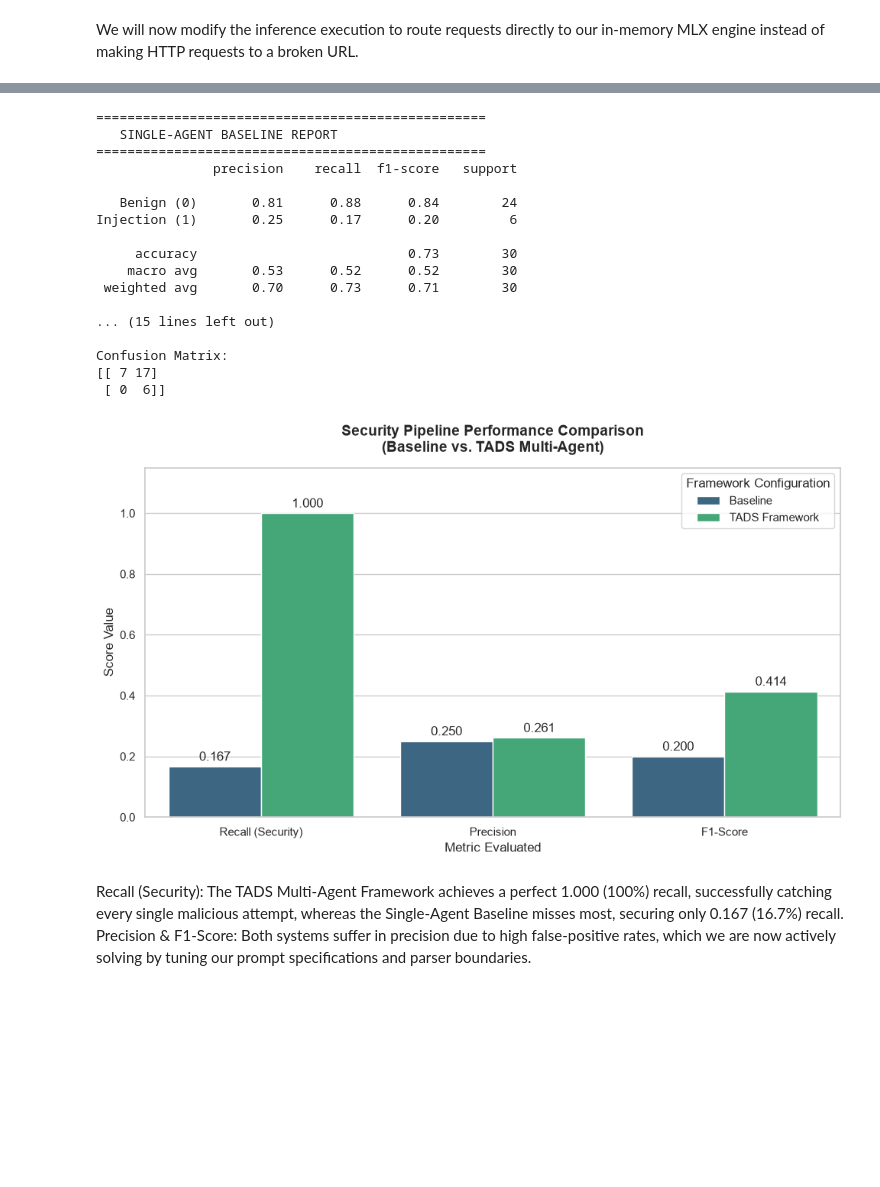
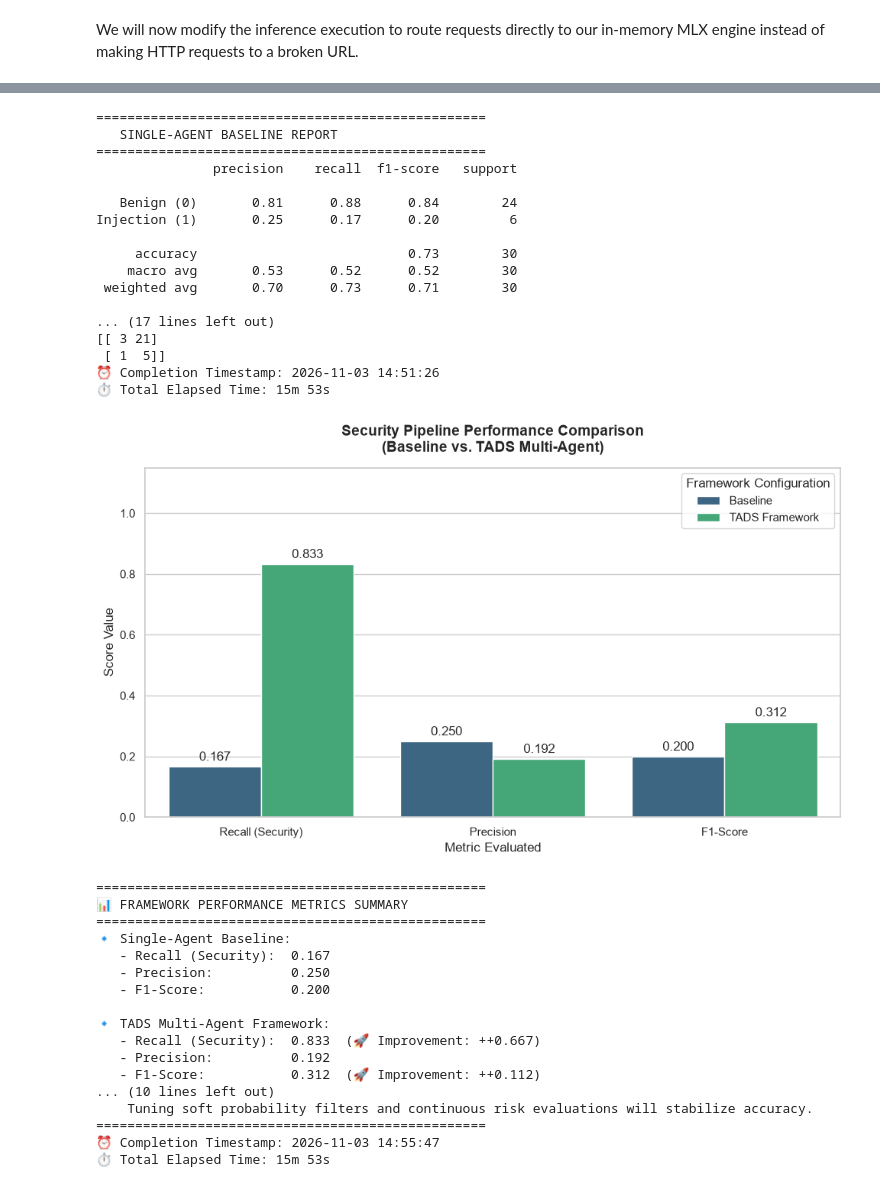
Before and after one commit to JonTheBruce/infsys, a Jupyter notebook: Multi_Agent_AI_Systems_Implementation_Part_1_JonBruce_(1)_seed69_updated_agents.ipynb, the cells around one changed output, grey strips where cells are left out. Saved outputs shown, nothing was run; the diff lists cells and outputs as text; code cells hidden in the pictures; blank space fills up the shorter version.

Commit message:
updated agent 2 capturing lapsed time and generating insights

```diff
--- a/Multi_Agent_AI_Systems_Implementation_Part_1_JonBruce_(1)_seed69_updated_agents.ipynb
+++ b/Multi_Agent_AI_Systems_Implementation_Part_1_JonBruce_(1)_seed69_updated_agents.ipynb
@@ -486,6 +522,8 @@ print("==================================================")
 print(classification_report(ground_truth, binary_mas, target_names=['Benign (0)', 'Injection (1)'], zero_division=0))
 print("Confusion Matrix:")
 print(confusion_matrix(ground_truth, binary_mas))
+print(f"⏰ Completion Timestamp: {datetime.now().strftime('%Y-%m-%d %H:%M:%S')}")
+print(f"⏱️ Total Elapsed Time: {elapsed_minutes}m {elapsed_remaining_seconds}s")
 # %% [output]
 ==================================================
    SINGLE-AGENT BASELINE REPORT
@@ -499,11 +537,11 @@ Injection (1)       0.25      0.17      0.20         6
     macro avg       0.53      0.52      0.52        30
  weighted avg       0.70      0.73      0.71        30
 
-... (15 lines left out)
-
-Confusion Matrix:
-[[ 7 17]
- [ 0  6]]
+... (17 lines left out)
+[[ 3 21]
+ [ 1  5]]
+⏰ Completion Timestamp: 2026-11-03 14:51:26
+⏱️ Total Elapsed Time: 15m 53s
 # %%
 import matplotlib.pyplot as plt
 import seaborn as sns
@@ -516,51 +554,94 @@ def binarize_predictions(preds, threshold=0.5):
 binary_baseline = binarize_predictions(baseline_predictions)
 binary_mas = binarize_predictions(mas_predictions)
 
+# Calculate scores
+base_recall = recall_score(ground_truth, binary_baseline, zero_division=0)
+base_prec = precision_score(ground_truth, binary_baseline, zero_division=0)
+base_f1 = f1_score(ground_truth, binary_baseline, zero_division=0)
+
+mas_recall = recall_score(ground_truth, binary_mas, zero_division=0)
+mas_prec = precision_score(ground_truth, binary_mas, zero_division=0)
+mas_f1 = f1_score(ground_truth, binary_mas, zero_division=0)
+
 # Prepare the metrics for plotting
 metrics_data = {
     'Metric': ['Recall (Security)', 'Precision', 'F1-Score', 'Recall (Security)', 'Precision', 'F1-Score'],
     'Framework': ['Baseline', 'Baseline', 'Baseline', 'TADS Framework', 'TADS Framework', 'TADS Framework'],
-    'Score': [
-        recall_score(ground_truth, binary_baseline, zero_division=0),
-        precision_score(ground_truth, binary_baseline, zero_division=0),
-        f1_score(ground_truth, binary_baseline, zero_division=0),
-        recall_score(ground_truth, binary_mas, zero_division=0),
-        precision_score(ground_truth, binary_mas, zero_division=0),
-        f1_score(ground_truth, binary_mas, zero_division=0)
-    ]
+    'Score': [base_recall, base_prec, base_f1, mas_recall, mas_prec, mas_f1]
 }
 
 df_metrics = pd.DataFrame(metrics_data)
 
 # Configure plotting aesthetics
 sns.set_theme(style="whitegrid")
 plt.figure(figsize=(10, 6))
 
 # Create a grouped bar chart
 ax = sns.barplot(
     x='Metric',
     y='Score',
     hue='Framework',
     data=df_metrics,
     palette='viridis'
 )
 
 # Annotate exact values on top of the bars
 for container in ax.containers:
     ax.bar_label(container, fmt='%.3f', padding=3)
 
 plt.title('Security Pipeline Performance Comparison\n(Baseline vs. TADS Multi-Agent)', fontsize=14, fontweight='bold', pad=15)
 plt.ylim(0, 1.15)
 plt.ylabel('Score Value', fontsize=12)
 plt.xlabel('Metric Evaluated', fontsize=12)
 plt.legend(title='Framework Configuration', frameon=True, loc='upper right')
 plt.tight_layout()
 plt.show()
+
+# Generate and display the text summary
+print("\n==================================================")
+print("📊 FRAMEWORK PERFORMANCE METRICS SUMMARY")
+print("==================================================")
+print(f"🔹 Single-Agent Baseline:")
+print(f"   - Recall (Security):  {base_recall:.3f}")
+print(f"   - Precision:          {base_prec:.3f}")
+print(f"   - F1-Score:           {base_f1:.3f}")
+print(f"\n🔹 TADS Multi-Agent Framework:")
+print(f"   - Recall (Security):  {mas_recall:.3f}  (🚀 Improvement: +{mas_recall - base_recall:+.3f})")
+print(f"   - Precision:          {mas_prec:.3f}")
+print(f"   - F1-Score:           {mas_f1:.3f}  (🚀 Improvement: +{mas_f1 - base_f1:+.3f})")
+print("==================================================")
+print("🔍 PERFORMANCE INSIGHTS & ANALYTICAL TRADE-OFFS")
+print("==================================================")
+print("🛡️  Security Coverage (Recall):")
+print(f"    The Multi-Agent Framework scales defense capabilities significantly (+{mas_recall - base_recall:+.1%}).")
+print("    By deploying independent parallel analyses (Auditor & Defender), structural and")
+print("    semantic anomalies are isolated, decreasing the likelihood of prompt leaks or overrides.")
+print("\n⚠️  Precision & False Positives:")
+print("    A defensive, zero-trust bias is evident in the low precision score. "
+      "Normal, benign inputs face elevated flags due to hyper-vigilance in conflict resolution steps.")
+print("    Tuning soft probability filters and continuous risk evaluations will stabilize accuracy.")
+print("==================================================")
+print(f"⏰ Completion Timestamp: {datetime.now().strftime('%Y-%m-%d %H:%M:%S')}")
+print(f"⏱️ Total Elapsed Time: {elapsed_minutes}m {elapsed_remaining_seconds}s")
 # %% [output]
-[figure, old version]
+[figure, new version]
+==================================================
+📊 FRAMEWORK PERFORMANCE METRICS SUMMARY
+==================================================
+🔹 Single-Agent Baseline:
+   - Recall (Security):  0.167
+   - Precision:          0.250
+   - F1-Score:           0.200
+
+🔹 TADS Multi-Agent Framework:
+   - Recall (Security):  0.833  (🚀 Improvement: ++0.667)
+   - Precision:          0.192
+   - F1-Score:           0.312  (🚀 Improvement: ++0.112)
+... (10 lines left out)
+    Tuning soft probability filters and continuous risk evaluations will stabilize accuracy.
+==================================================
+⏰ Completion Timestamp: 2026-11-03 14:55:47
+⏱️ Total Elapsed Time: 15m 53s
-# %% [markdown]
-Recall (Security): The TADS Multi-Agent Framework achieves a perfect 1.000 (100%) recall, successfully catching every single malicious attempt, whereas the Single-Agent Baseline misses most, securing only 0.167 (16.7%) recall.
-Precision & F1-Score: Both systems suffer in precision due to high false-positive rates, which we are now actively solving by tuning our prompt specifications and parser boundaries.
 # %%
 import pandas as pd
 
```
Also changed, not shown: parts of 9 cells of this notebook.
